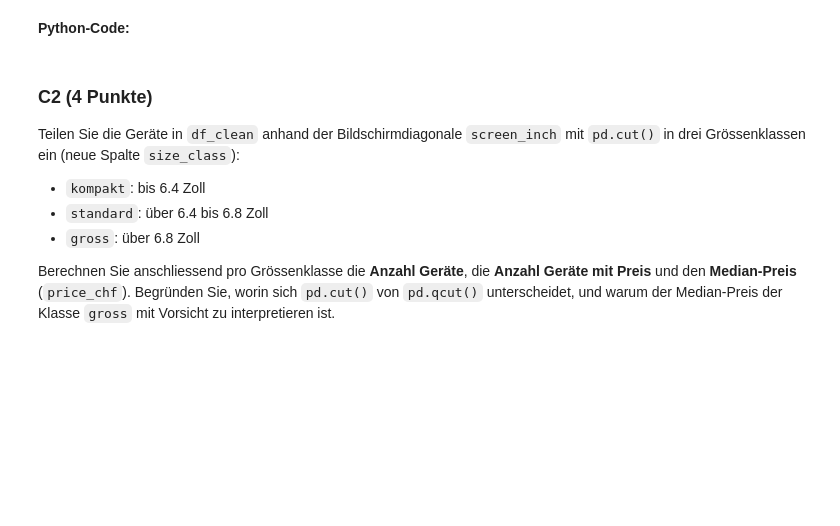
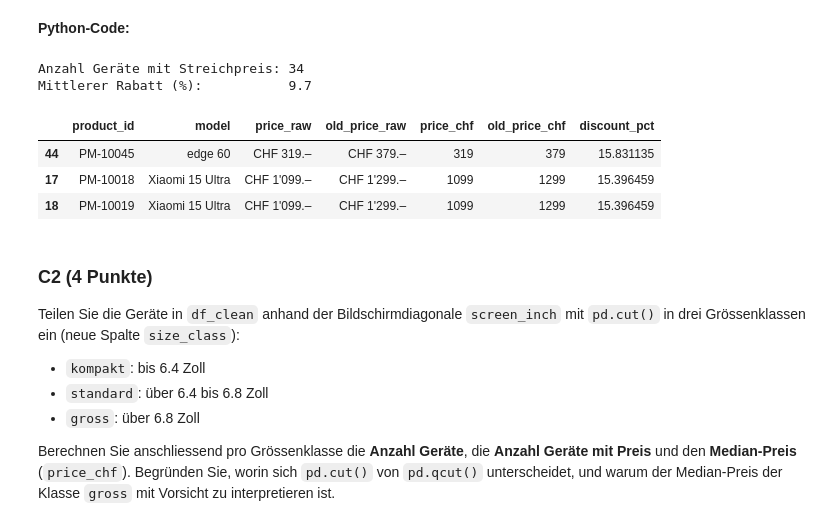
Before and after one commit to zman-ch/DS_HS2026_LNW, a Jupyter notebook: DS_HS2026_LNW_I_Examples/AP05/AP05_Datenbeschaffung_Aufbereitung_EDA.ipynb, the cells around one changed output. Drawn from its saved outputs; the diff is of its cells as text; code cells hidden in the pictures; blank space fills up the shorter version.

```diff
--- a/DS_HS2026_LNW_I_Examples/AP05/AP05_Datenbeschaffung_Aufbereitung_EDA.ipynb
+++ b/DS_HS2026_LNW_I_Examples/AP05/AP05_Datenbeschaffung_Aufbereitung_EDA.ipynb
@@ -337,6 +464,7 @@ Begründen Sie, wie Sie mit Karten **ohne** Streichpreis umgehen und warum das n
 # %% [markdown]
 **Python-Code:**
 # %%
+from bs4.formatter import HTMLFormatter
 # Initialize list for the extracted rows
 rows = []
 
@@ -352,35 +480,46 @@ for page in [1, 2, 3]:
 
     # Locate the product cards and extract values
     for card in soup.select('div.product-card'):
 
         # TODO: Extract the crossed-out old price (span.price-old) as text — or None if the card has none
-        old_price_raw = ...
+        #print(card.prettify(formatter=HTMLFormatter(indent='|   ')))
+        old_price_raw = card.select_one('span.price-old')
+
+        if old_price_raw:
+            old_price_raw = old_price_raw.get_text(strip=True)
 
         rows.append([card['data-product-id'],
                      card.select('span.model')[0].get_text().strip(),
                      card.select('span.price')[0].get_text().replace('\xa0', '').strip(),
                      old_price_raw])
 
 # Create a DataFrame and remove the duplicates from the pagination overlap
 df_C1 = pd.DataFrame(rows, columns=['product_id', 'model', 'price_raw', 'old_price_raw']).drop_duplicates().reset_index(drop=True)
 
 # Convert the price texts to numbers (given)
 def chf_to_int(value):
     if pd.isna(value):
         return None
     digits = re.findall(r"\d+", value)
     return int(''.join(digits)) if digits else None
 
 df_C1['price_chf'] = pd.Series([chf_to_int(v) for v in df_C1['price_raw']], dtype="Int64")
 df_C1['old_price_chf'] = pd.Series([chf_to_int(v) for v in df_C1['old_price_raw']], dtype="Int64")
 
 # TODO: Discount in percent of the old price
-df_C1['discount_pct'] = ...
+df_C1['discount_pct'] = (df_C1['old_price_chf'] - df_C1['price_chf']) / df_C1['old_price_chf'] * 100
 
 # Show the result
 print('Anzahl Geräte mit Streichpreis:', df_C1['old_price_chf'].notnull().sum())
 print('Mittlerer Rabatt (%):          ', round(df_C1['discount_pct'].mean(), 1))
 df_C1.sort_values(by='discount_pct', ascending=False).head(3)
+# %% [output]
+Anzahl Geräte mit Streichpreis: 34
+Mittlerer Rabatt (%):           9.7
+|  | product_id | model | price_raw | old_price_raw | price_chf | old_price_chf | discount_pct |
+| 44 | PM-10045 | edge 60 | CHF 319.– | CHF 379.– | 319 | 379 | 15.831135 |
+| 17 | PM-10018 | Xiaomi 15 Ultra | CHF 1'099.– | CHF 1'299.– | 1099 | 1299 | 15.396459 |
+| 18 | PM-10019 | Xiaomi 15 Ultra | CHF 1'099.– | CHF 1'299.– | 1099 | 1299 | 15.396459 |
 # %% [markdown]
 ### C2 (4 Punkte)
 
```
Also changed, not shown: parts of 15 cells of this notebook, 4 other files.
